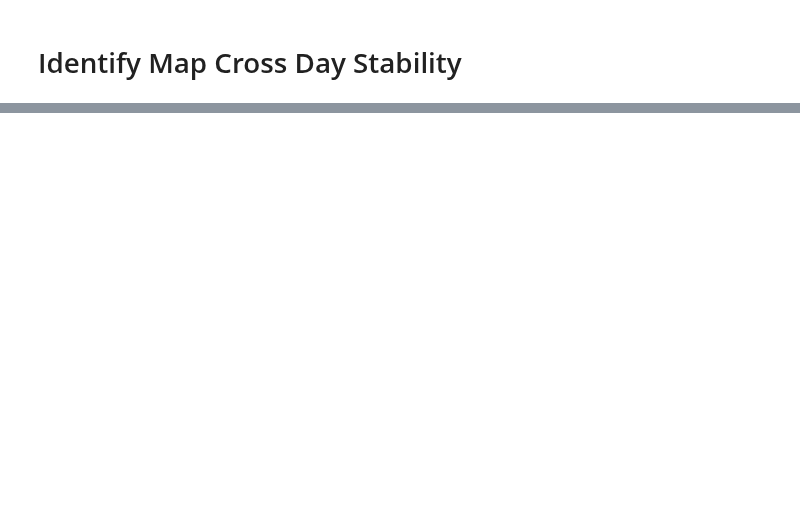
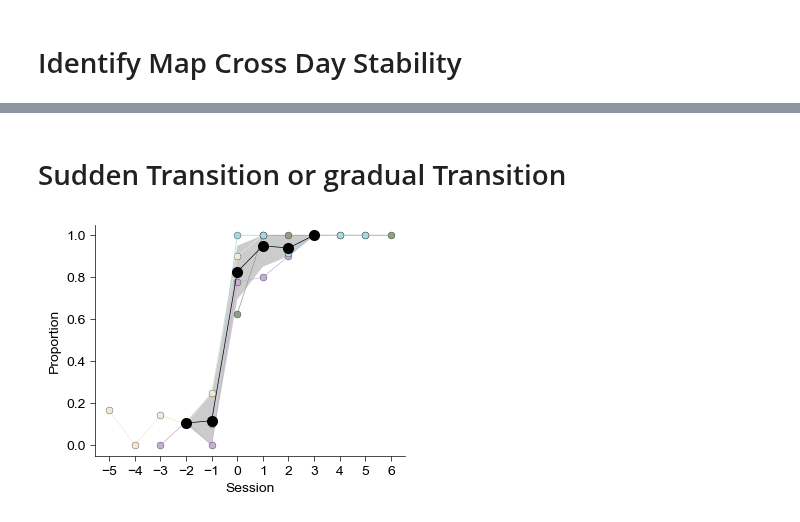
Before and after one commit to YAO-Shuyang/PlotFigures, a Jupyter notebook: NodeFigures/Fig0850 - Lisa Paper Revisits.ipynb, the cells around one changed output, grey strips where cells are left out. Cells and saved outputs as stored; diff of their text form; code cells hidden in the pictures; blank space fills up the shorter version.

```diff
--- a/NodeFigures/Fig0850 - Lisa Paper Revisits.ipynb
+++ b/NodeFigures/Fig0850 - Lisa Paper Revisits.ipynb
@@ -1567,0 +1325,62 @@ plt.show()
+# %% [markdown]
+# Sudden Transition or gradual Transition
+# %%
+data = {
+    "MiceID": sum([[mouse]*7 for mouse in [10212, 10224, 10227, 10232]], []),
+    "Session": [-5, -4, -3, -2, -1, 0, 1,
+                0, 1, 2, 3, 4, 5, 6,
+                -3, -2, -1, 0, 1, 2, 3,
+                -1, 0, 1, 2, 3, 4, 5
+                ],
+    "Proportion": [1/6, 0/6, 1/7, 1/10, 1/4, 9/10, 10/10,
+                   5/8, 1, 1, 1, 1, 1, 1,
+                   0/8, 1/9, 0/9, 7/9, 8/10, 9/10, 1,
+                   1/10, 1, 1, 11/12, 1, 1, 1],
+    # Transition Time / (Lap Num - 1)
+    "Transition Frequency": [1, 0, 2, 1, 3, 2, 0,
+                             1, 0, 0, 0, 0, 0, 0,
+                             0, 2, 0, 4, 3, 2, 0,
+                             2, 0, 0, 2, 0, 0, 0],
+    "Lap Number-1": [6-1, 6-1, 7-1, 10-1, 10-1, 8-1, 10-1,
+          8-1, 9-1, 10-1, 10-1, 13-1, 10-1, 10-1,
+          8-1, 9-1, 9-1, 9-1, 10-1, 10-1, 9-1,
+          10-1, 10-1, 10-1, 11-1, 12-1, 12-1, 14-1],
+}
+# These data are manually counted from Figure 3C and related extended Figures.
+
+for k in data.keys():
+    data[k] = np.array(data[k])
+
+fig = plt.figure(figsize=(4, 3))
+SubData = SubDict(data, data.keys(), np.where(np.isin(data['Session'], [-2, -1, 0, 1, 2, 3]))[0])
+ax = Clear_Axes(plt.axes(), close_spines=['top', 'right'], ifxticks=True, ifyticks=True)
+for i in range(4):
+    ax.plot(
+        data['Session'][i*7:(i+1)*7],
+        data['Proportion'][i*7:(i+1)*7],
+        linewidth=0.5,
+        marker='o',
+        markersize=5,
+        markeredgewidth=0.2,
+        markeredgecolor='k',
+        color=MicePaletteDSP[i],
+    )
+sns.lineplot(
+    x = 'Session',
+    y = 'Proportion',
+    data = SubData,
+    linewidth = 0.5,
+    marker='o',
+    markeredgewidth=0,
+    markersize=8,
+    color = 'k',
+    err_kws={"edgecolor": None},
+    ax = ax,
+    legend=False
+)
+ax.set_xticks(np.arange(-5, 7))
+plt.savefig(join(loc, "Map Switching Proportion.png"), dpi=600)
+plt.savefig(join(loc, "Map Switching Proportion.svg"), dpi=600)
+plt.show()
+# %% [output]
+[figure, added]
```
Also changed, not shown: parts of 16 cells of this notebook, 8 other files.
